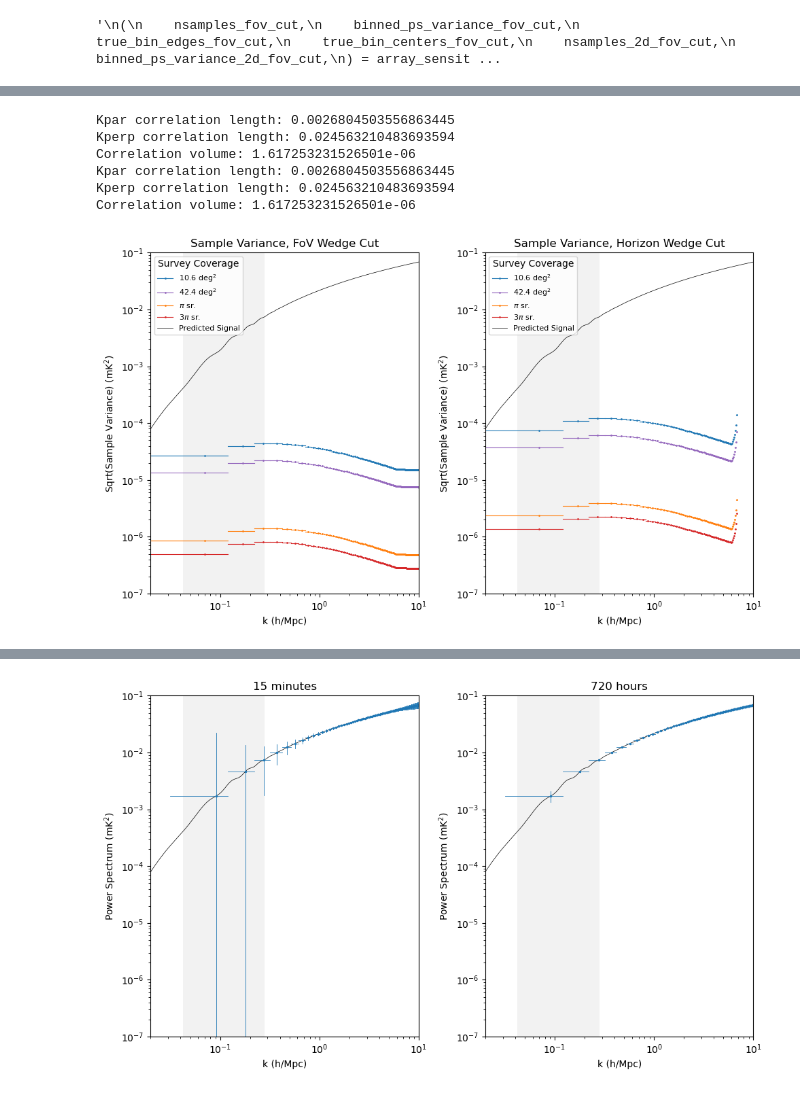
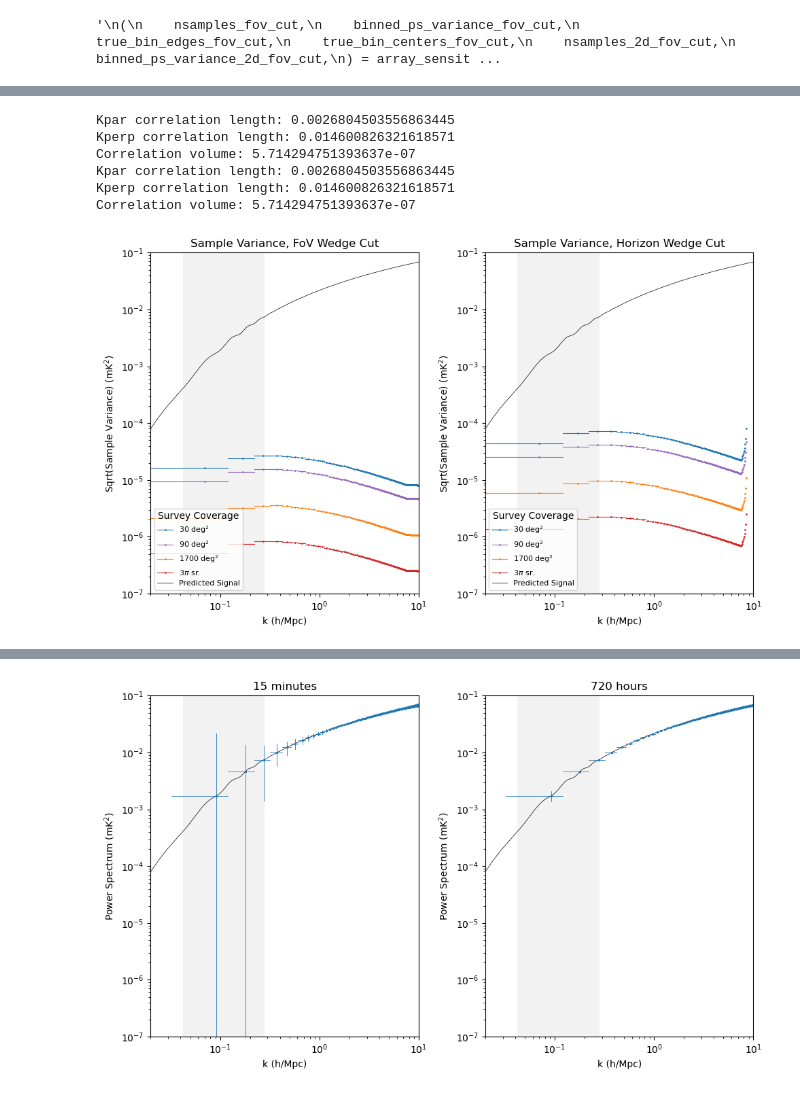
Before and after one commit to rlbyrne/PSsensitivity, a Jupyter notebook: plot_DSA2000_sensitivity.ipynb, the cells around one changed output, grey strips where cells are left out. Saved outputs shown, nothing was run; the diff lists cells and outputs as text; code cells hidden in the pictures.

```diff
--- a/plot_DSA2000_sensitivity.ipynb
+++ b/plot_DSA2000_sensitivity.ipynb
@@ -12,15 +13,15 @@ import scipy
 # %%
 # Set instrument parameters
-antpos_filepath = "20210226W.cfg"
+antpos_filepath = "W2-17.cfg"
 c = 3e8
 min_freq_hz = 0.7e9
 max_freq_hz = c / 0.21
 freq_hz = np.mean([min_freq_hz, max_freq_hz])
 tsys_k = 25
-aperture_efficiency = 0.62
-field_of_view_deg2 = 10.6
+aperture_efficiency = 0.7
+field_of_view_deg2 = 30.0
 antenna_diameter_m = 5
-freq_resolution_hz = 162.5e3
+freq_resolution_hz = 130.2e3
 int_time_s = 15.0 * 60  # 15 minutes in each survey field
 max_bl_m = 1000
 bao_scales_k = np.array([.03, .2]) / 0.71
@@ -301,22 +390,22 @@ binned_ps_sample_variance_fov_cut = array_sensitivity.get_sample_variance(
     max_freq_hz=max_freq_hz,
     freq_resolution_hz=freq_resolution_hz,
     k_bin_edges=bin_edges,
-    wedge_extent_deg=1.84,
+    wedge_extent_deg=3.09,
 )
 # %% [output]
 Kpar correlation length: 0.0026804503556863445
-Kperp correlation length: 0.024563210483693594
-Correlation volume: 1.617253231526501e-06
+Kperp correlation length: 0.014600826321618571
+Correlation volume: 5.714294751393637e-07
 Kpar correlation length: 0.0026804503556863445
-Kperp correlation length: 0.024563210483693594
-Correlation volume: 1.617253231526501e-06
+Kperp correlation length: 0.014600826321618571
+Correlation volume: 5.714294751393637e-07
 # %%
-plot_fov_deg = [10.6, 42.4, np.pi*(180/np.pi)**2., 3*np.pi*(180/np.pi)**2.]
+plot_fov_deg = [30.0, 90.0, 1700.0, 3*np.pi*(180/np.pi)**2.]
 colors = ['tab:blue', 'tab:purple', 'tab:orange', 'tab:red']
 legend_labels = [
-    "10.6 deg$^2$",
-    "42.4 deg$^2$",
-    "$\pi$ sr.",
+    "30 deg$^2$",
+    "90 deg$^2$",
+    "1700 deg$^2$",
     "3$\pi$ sr.",
     "Predicted Signal",
 ]
@@ -343,32 +432,32 @@ for wedge_cut_ind in range(2):
     ax[wedge_cut_ind].fill_between(bao_scales_k, [yrange[0], yrange[0]], [yrange[1], yrange[1]], color="grey", alpha=.1, linewidth=0)
 
     for fov_ind, use_fov in enumerate(plot_fov_deg):
         plot_vals = np.sqrt(use_binned_ps_sample_variance * field_of_view_deg2 / use_fov)
         ax[wedge_cut_ind].plot(
             (bin_edges[:-1] + bin_edges[1:]) / 2,
             plot_vals,
             marker="o", markersize=1, linewidth=0,
             color=colors[fov_ind],
         )
         for bin_ind in range(len(plot_vals)):
             ax[wedge_cut_ind].plot(
                 [bin_edges[bin_ind], bin_edges[bin_ind + 1]],
                 [plot_vals[bin_ind], plot_vals[bin_ind]],
                 marker="none",
                 linewidth=0.8,
                 color=colors[fov_ind],
             )
     ax[wedge_cut_ind].set_yscale("log")
     ax[wedge_cut_ind].set_xscale("log")
     ax[wedge_cut_ind].set_xlim(xrange)
     ax[wedge_cut_ind].set_ylim(yrange)
     ax[wedge_cut_ind].set_xlabel("k (h/Mpc)")
     ax[wedge_cut_ind].set_ylabel("Sqrt(Sample Variance) (mK$^2$)")
     ax[wedge_cut_ind].legend(legend_lines, legend_labels, prop={'size': 8}, title="Survey Coverage")
     ax[wedge_cut_ind].set_title(title)
 
 plt.tight_layout()
-plt.savefig("plots/sample_stddev.png")
+#plt.savefig("plots/sample_stddev.png")
 plt.show()
 # %% [output]
-[figure, old version]
+[figure, new version]
```
Also changed, not shown: parts of 35 cells of this notebook, 11 other files.
